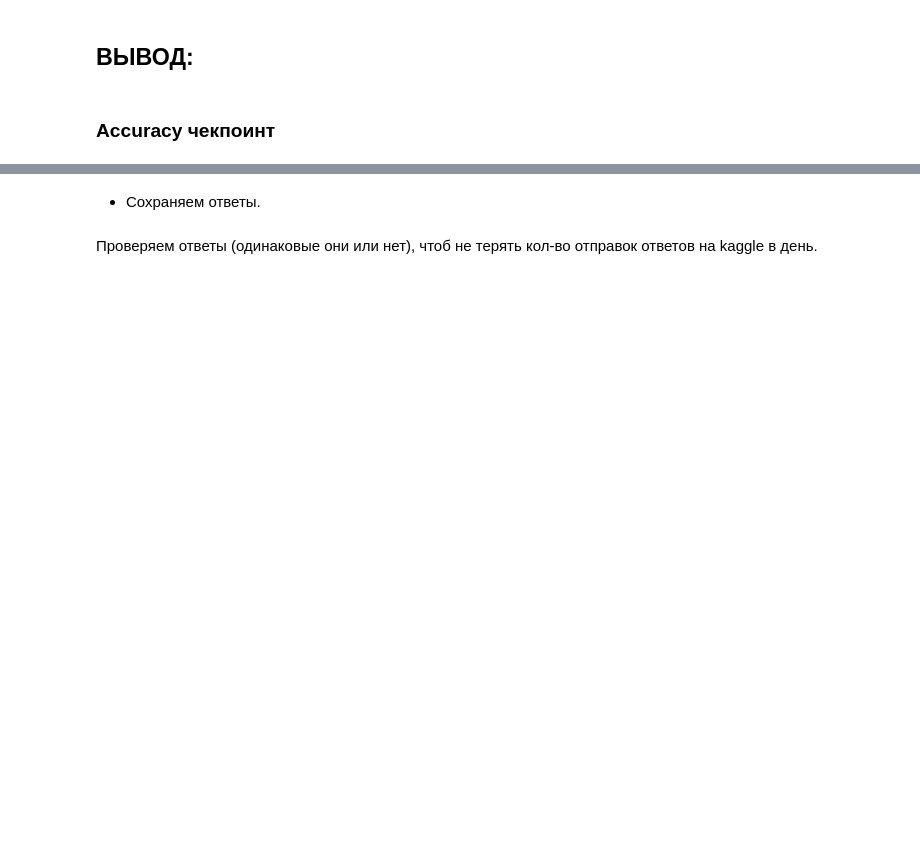
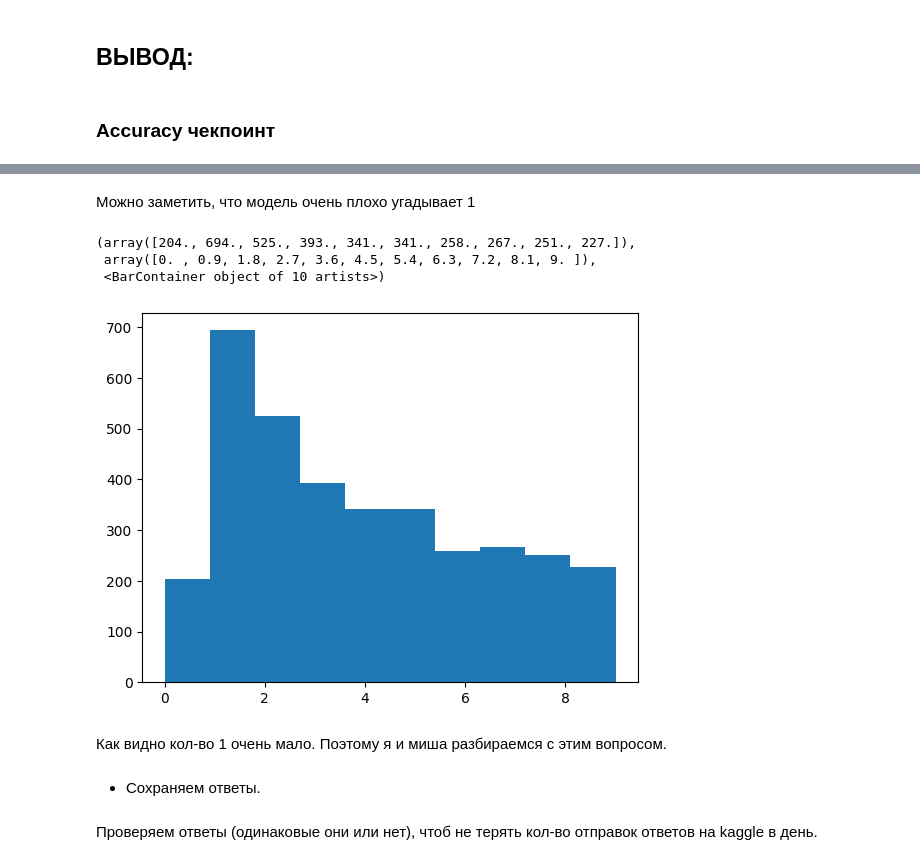
Before and after one commit to GrishaTS/YaMlProject, a Jupyter notebook: models/models/model_g_3.ipynb, the cells around one changed output, grey strips where cells are left out. Drawn from its saved outputs; the diff is of its cells as text; code cells hidden in the pictures; blank space fills up the shorter version.

```diff
--- a/models/models/model_g_3.ipynb
+++ b/models/models/model_g_3.ipynb
@@ -402,3 +433,14 @@ metrics.metrics()
+# %% [markdown]
+Можно заметить, что модель очень плохо угадывает 1
+# %%
+plt.hist(val_ds_y)
+# %% [output]
+(array([204., 694., 525., 393., 341., 341., 258., 267., 251., 227.]),
+ array([0. , 0.9, 1.8, 2.7, 3.6, 4.5, 5.4, 6.3, 7.2, 8.1, 9. ]),
+ <BarContainer object of 10 artists>)
+[figure, added]
+# %% [markdown]
+Как видно кол-во 1 очень мало. Поэтому я и миша разбираемся с этим вопросом.
 # %% [markdown]
 - Сохраняем ответы.
 # %%
```
Also changed, not shown: parts of 24 cells of this notebook, 17 other files.
